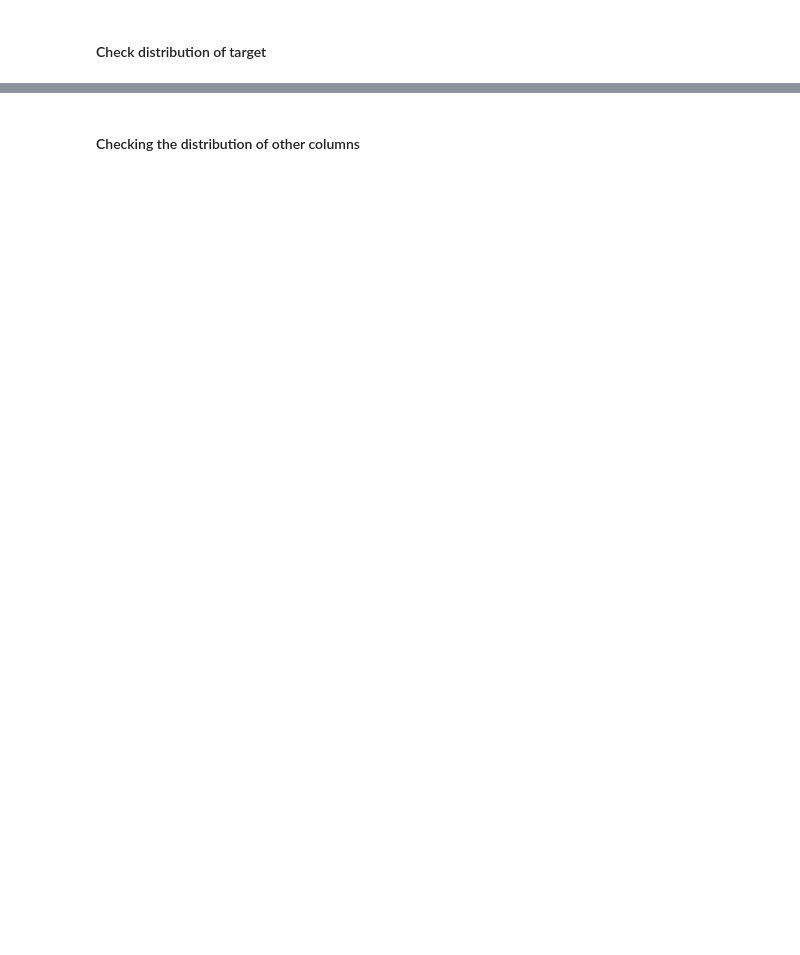
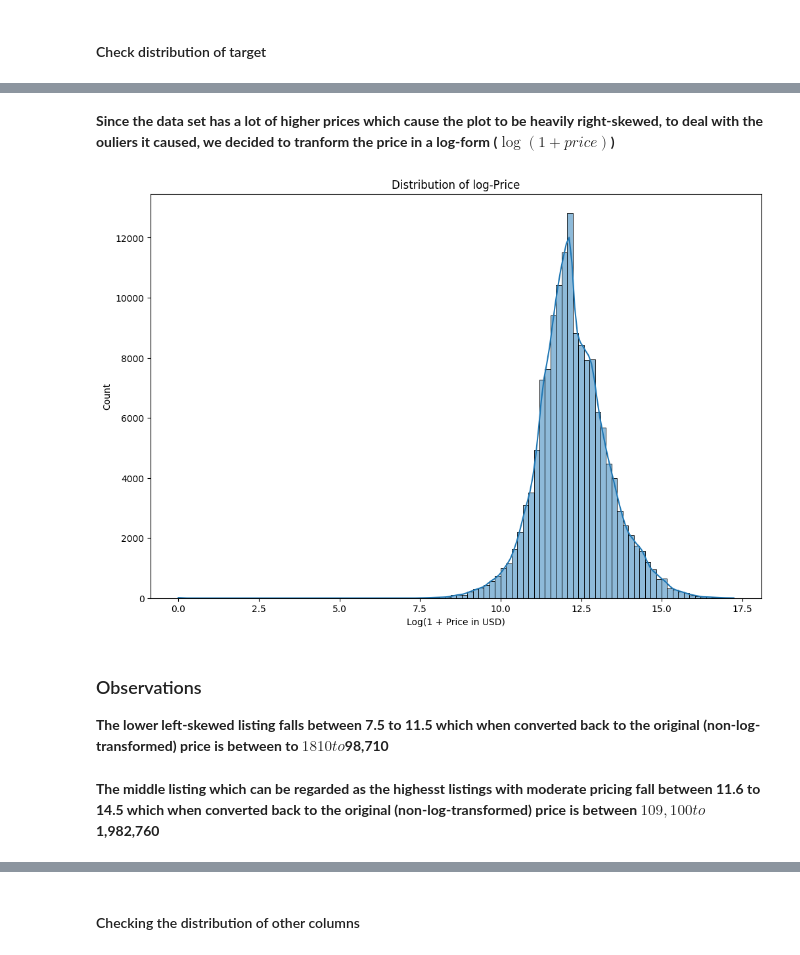
Before and after one commit to mon148/-Real-Estate-Prices-prediction-with-Machine-Learning-A-Global-Housing-Analysis, a Jupyter notebook: EDA.ipynb, the cells around one changed output, grey strips where cells are left out. Cells and saved outputs as stored; diff of their text form; code cells hidden in the pictures; blank space fills up the shorter version.

```diff
--- a/EDA.ipynb
+++ b/EDA.ipynb
@@ -63,0 +69,22 @@ plt.xlabel("Price");
+# %% [markdown]
+**Since the data set has a lot of higher prices which cause the plot to be heavily right-skewed, to deal with the ouliers it caused, we decided to tranform the price in a log-form ($\log(1 + price)$)**
+# %%
+# Add log-transformed price
+eda_data["log_price"] = np.log1p(eda_data["price_in_usd"])
+
+
+# Plotting histogram on the log-transformed price
+plt.figure(figsize=(12, 8))
+sns.histplot(eda_data["log_price"], bins=100, kde=True)
+plt.title("Distribution of log-Price")
+plt.xlabel("Log(1 + Price in USD)")
+plt.savefig(f"Distribution of log-Price", dpi=300, bbox_inches="tight")
+plt.show()
+# %% [output]
+[figure, added]
+# %% [markdown]
+### Observations
+
+**The lower left-skewed listing falls between 7.5 to 11.5 which when converted back to the original (non-log-transformed) price is between to $1810 to $98,710**
+# %% [markdown]
+**The middle listing which can be regarded as the highesst listings with moderate pricing fall between 11.6 to 14.5 which when converted back to the original (non-log-transformed) price is between $109,100 to $1,982,760**
```
Also changed, not shown: parts of 16 cells of this notebook, 3 other files.
